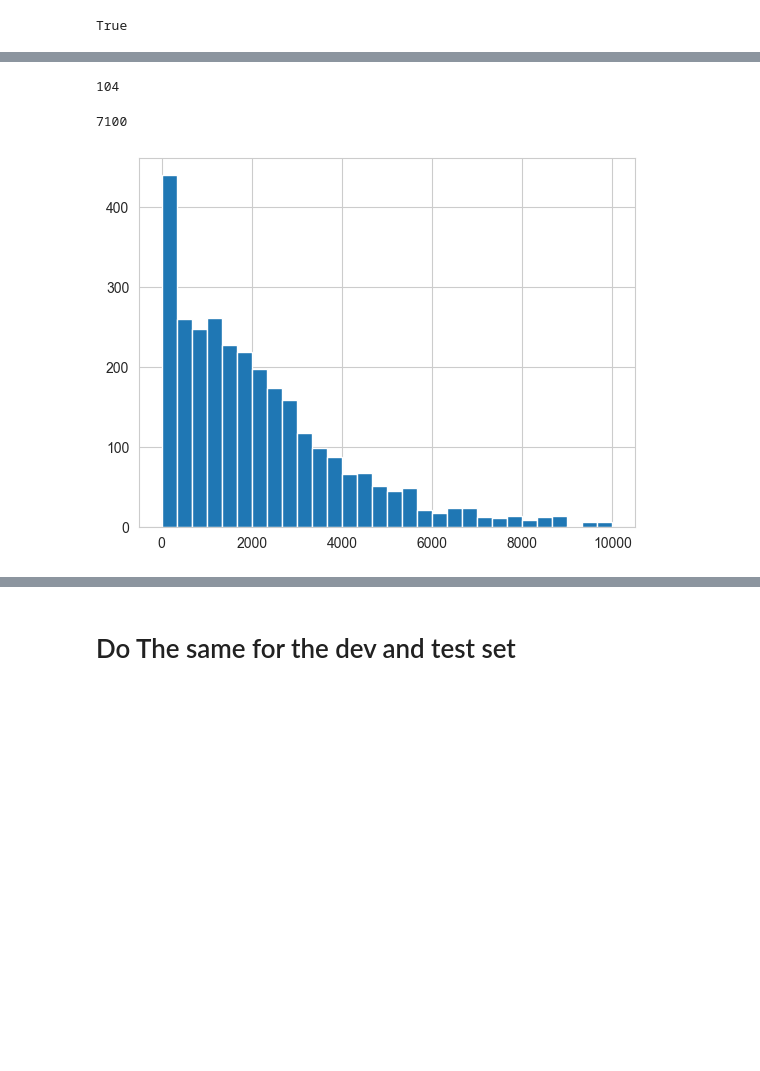
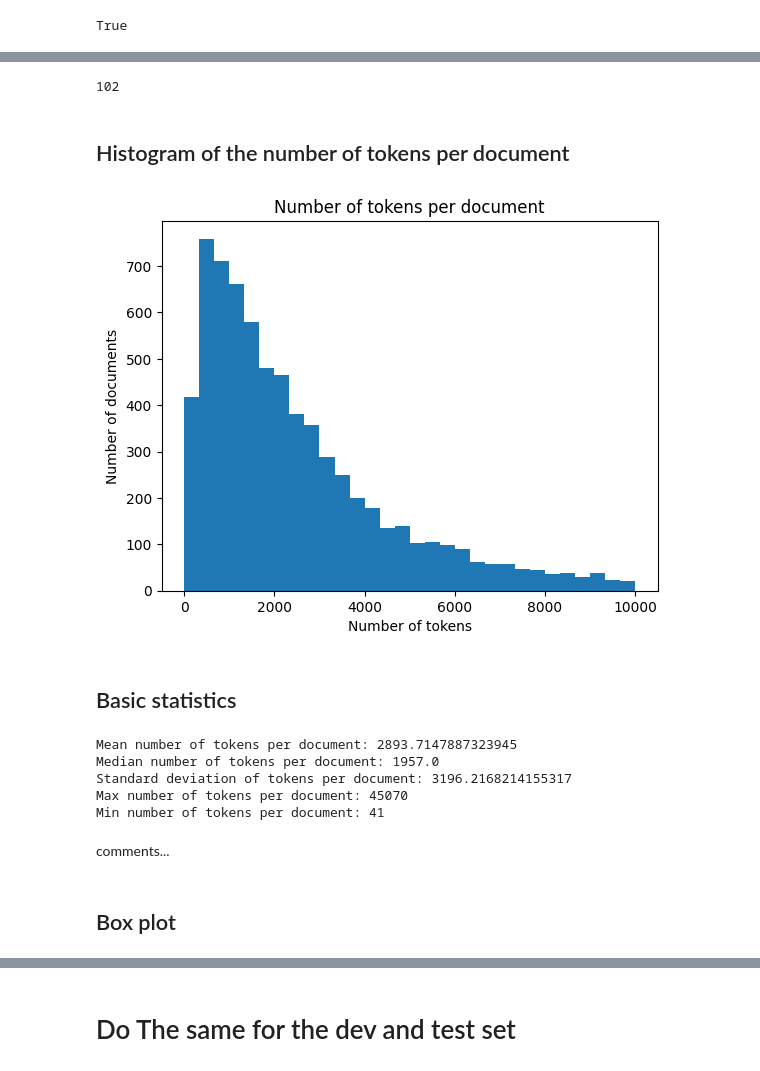
Before and after one commit to lilf4p/hlt-project, a Jupyter notebook: notebook/tokenization.ipynb, the cells around one changed output, grey strips where cells are left out. Saved outputs shown, nothing was run; the diff lists cells and outputs as text; code cells hidden in the pictures; blank space fills up the shorter version.

```diff
--- a/notebook/tokenization.ipynb
+++ b/notebook/tokenization.ipynb
@@ -127,5 +44,5 @@ def tokenize_document(document, tokenizer, max_length=512):
 # %%
-tokenizer = transformers.AutoTokenizer.from_pretrained('bert-base-uncased')
+tokenizer = transformers.AutoTokenizer.from_pretrained('nlpaueb/legal-bert-base-uncased')
 tokenizer.is_fast
 # %% [output]
 True
@@ -138,0 +58,4 @@ for document in documents:
+# %%
+from tqdm import tqdm
+tqdm.pandas()
+df_train['input_ids'] = df_train['text'].progress_apply(lambda row: tokenize_document(row, tokenizer, max_length=512))
@@ -139,10 +64,9 @@ for document in documents:
 # %%
 #max nuubmer of sentences in a document
 max_len=0
-for doc in tokenized_docs:
+for doc in df_train['input_ids']:
     if len(doc)>max_len:
         max_len=len(doc)
-        i=tokenized_docs.index(doc)
 max_len
 # %% [output]
-104
+102
@@ -153,28 +73,46 @@ tokenized_docs.append(
-# %%
-len(tokenized_docs)
-# %% [output]
-7100
-# %%
-df_train['tokenized_text'] = tokenized_docs
+# %% [markdown]
+## Histogram of the number of tokens per document
 # %%
 # histogram of number of tokens per doc
 # 1 count the number of tokens in each doc
 # 2 plot the histogram
 #1
 len_docs=[]
-for doc in tokenized_docs:
+for doc in df_train['input_ids']:
     len_doc=0
     for sentence in doc:
-        # count the non zero elements
+        # count the non-zero elements
         len_doc+=len(sentence[sentence!=0])
     len_docs.append(len_doc)
 #2
 import matplotlib.pyplot as plt
 len_docs=np.array(len_docs)
 plt.hist(len_docs, bins=30, range=(0, 10000))
+plt.title('Number of tokens per document')
+plt.xlabel('Number of tokens')
+plt.ylabel('Number of documents')
 plt.show()
 # %% [output]
-[figure, old version]
+[figure, new version]
+# %% [markdown]
+## Basic statistics
+# %%
+# basic statistics
+print('Mean number of tokens per document:', np.mean(len_docs))
+print('Median number of tokens per document:', np.median(len_docs))
+print('Standard deviation of tokens per document:', np.std(len_docs))
+print('Max number of tokens per document:', np.max(len_docs))
+print('Min number of tokens per document:', np.min(len_docs))
+# %% [output]
+Mean number of tokens per document: 2893.7147887323945
+Median number of tokens per document: 1957.0
+Standard deviation of tokens per document: 3196.2168214155317
+Max number of tokens per document: 45070
+Min number of tokens per document: 41
+# %% [markdown]
+comments...
+# %% [markdown]
+## Box plot
 # %%
 # box plot
 plt.boxplot(len_docs)
```
Also changed, not shown: parts of 31 cells of this notebook, 3 other files.
